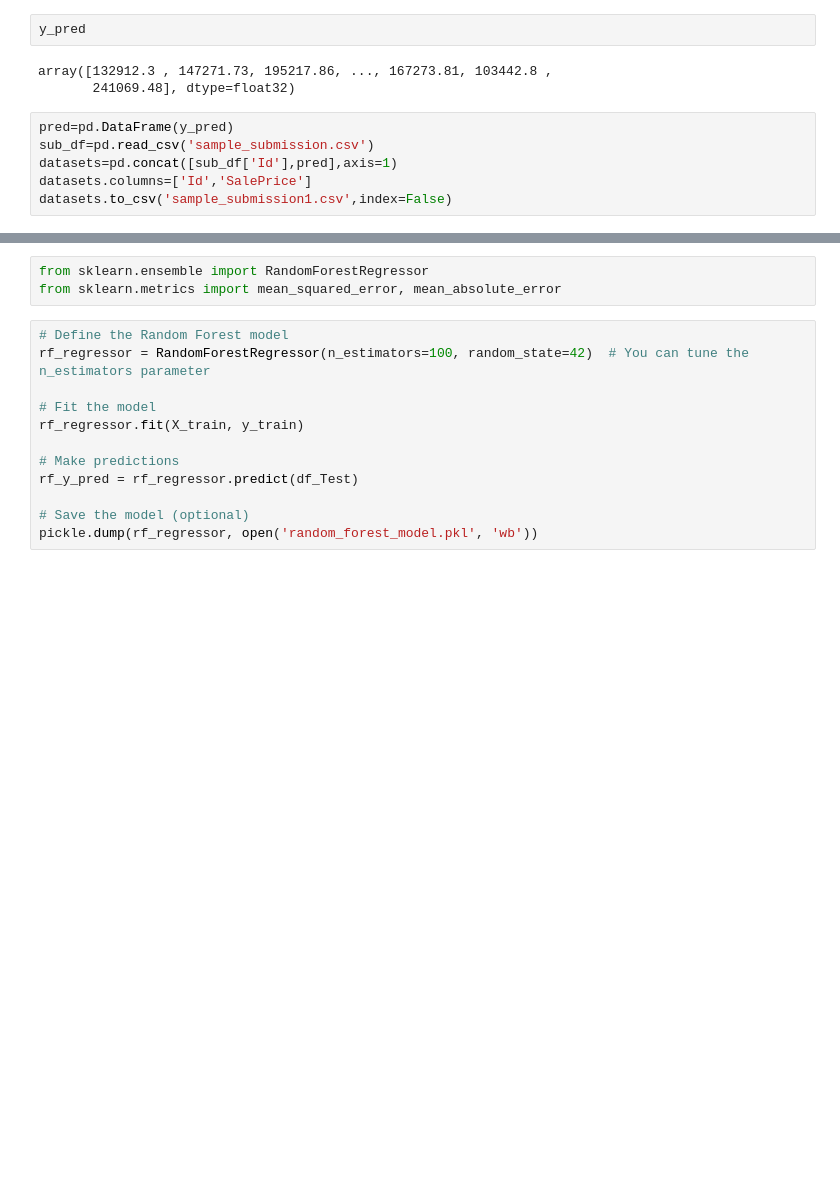
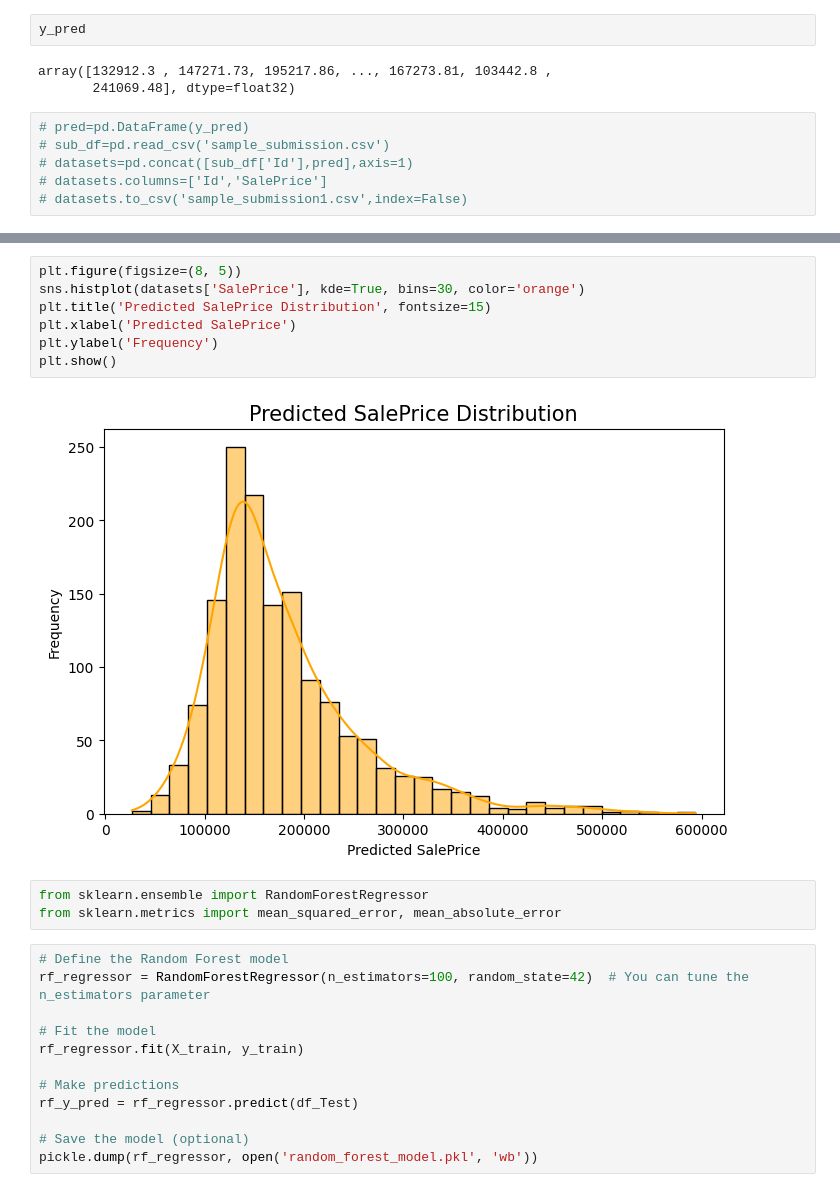
Before and after one commit to MathalinAK/machinelearning, a Jupyter notebook: housepricepredict.ipynb, the cells around one changed output, grey strips where cells are left out. Cells and saved outputs as stored; diff of their text form; blank space fills up the shorter version.

```diff
--- a/housepricepredict.ipynb
+++ b/housepricepredict.ipynb
@@ -285,8 +285,8 @@ y_pred
 array([132912.3 , 147271.73, 195217.86, ..., 167273.81, 103442.8 ,
        241069.48], dtype=float32)
 # %%
-pred=pd.DataFrame(y_pred)
-sub_df=pd.read_csv('sample_submission.csv')
-datasets=pd.concat([sub_df['Id'],pred],axis=1)
-datasets.columns=['Id','SalePrice']
-datasets.to_csv('sample_submission1.csv',index=False)
+# pred=pd.DataFrame(y_pred)
+# sub_df=pd.read_csv('sample_submission.csv')
+# datasets=pd.concat([sub_df['Id'],pred],axis=1)
+# datasets.columns=['Id','SalePrice']
+# datasets.to_csv('sample_submission1.csv',index=False)
@@ -293,3 +303,12 @@ datasets.to_csv('sample_submission1.csv',index=False)
+# %%
+plt.figure(figsize=(8, 5))
+sns.histplot(datasets['SalePrice'], kde=True, bins=30, color='orange')
+plt.title('Predicted SalePrice Distribution', fontsize=15)
+plt.xlabel('Predicted SalePrice')
+plt.ylabel('Frequency')
+plt.show()
+# %% [output]
+[figure, added]
 # %%
 from sklearn.ensemble import RandomForestRegressor
 from sklearn.metrics import mean_squared_error, mean_absolute_error
```
Also changed, not shown: parts of 3 cells of this notebook.
